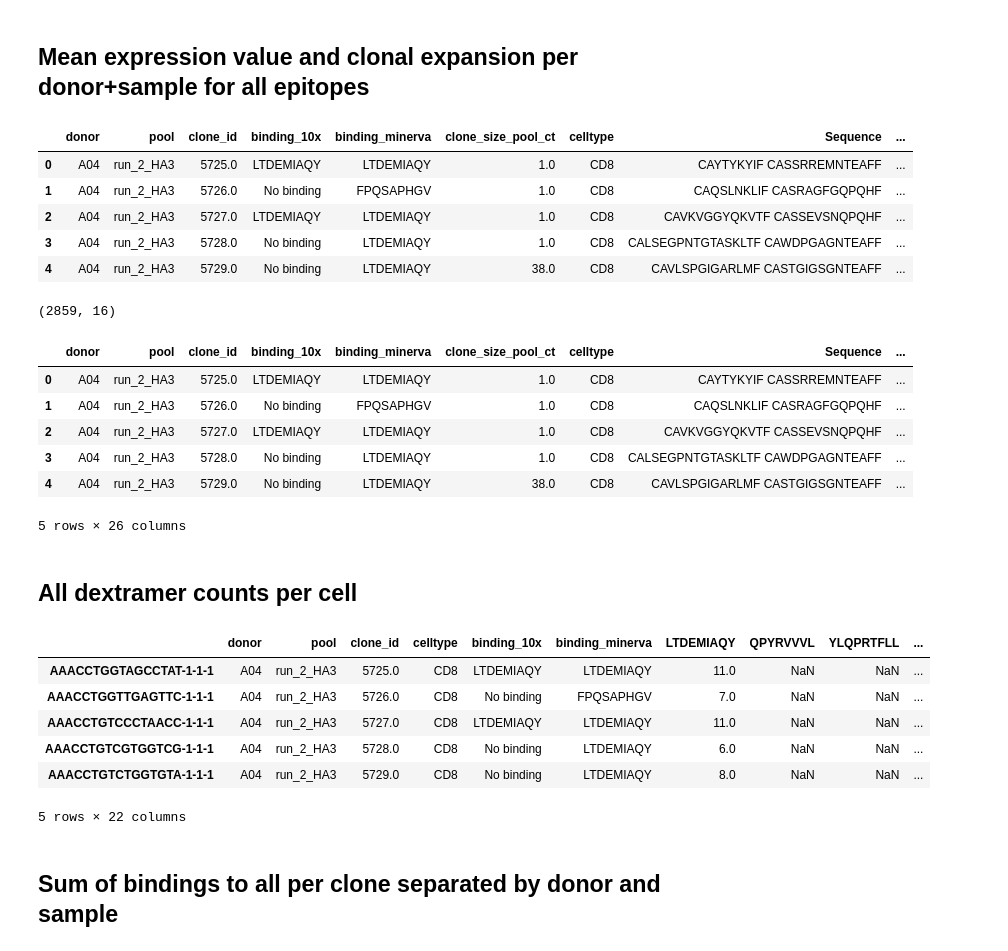
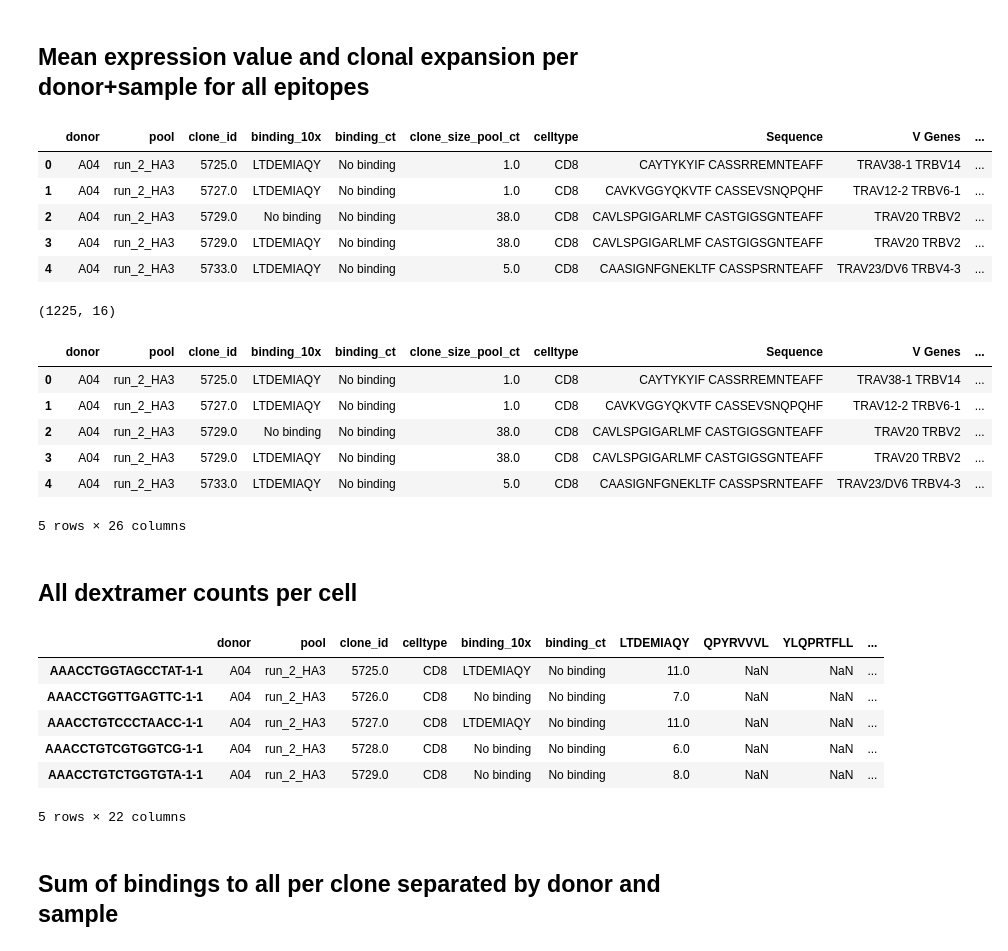
Before and after one commit to SchubertLab/CovidVac_HIM, a Jupyter notebook: analysis/mvp/04_mvp_tables.ipynb, the cells around one changed output. Saved outputs shown, nothing was run; the diff lists cells and outputs as text; code cells hidden in the pictures.

```diff
--- a/analysis/mvp/04_mvp_tables.ipynb
+++ b/analysis/mvp/04_mvp_tables.ipynb
@@ -20,10 +22,8 @@ path_data_cd4 = '../../data/mvp/02_mvp_annotated_cd4.h5ad'
 path_data_cd8 = '../../data/mvp/02_mvp_annotated_cd8.h5ad'
+# %%
+binding_mode = 'binding_ct'
 # %%
-adata_cd4 = sc.read(path_data_cd4)
-adata_cd8 = sc.read(path_data_cd8)
+adata = sc.read(path_data_cd8)
-# %%
-adata = adata_cd4.concatenate(adata_cd8)
-adata.uns = adata_cd4.uns
 # %%
 clonotype_sequence_dict = adata.obs[['clone_id', 'clonotype_sequence']].drop_duplicates()
 clonotype_sequence_dict = clonotype_sequence_dict[clonotype_sequence_dict['clone_id']!='nan']
@@ -42,28 +42,28 @@ j_genes_dict = j_genes_dict['j_genes'].to_dict()
 # %% [markdown]
 ## Mean expression value and clonal expansion per donor+sample for all epitopes
 # %%
-cts_all = adata[adata.obs['binding_minerva'].isin(adata.uns['epitopes'])
+cts_all = adata[adata.obs[binding_mode].isin(adata.uns['epitopes'])
                 | adata.obs['binding_10x'].isin(adata.uns['epitopes'])].obs['clone_id']
 
 df_all = adata[adata.obs['clone_id'].isin(cts_all)].obs
 df_all = df_all[~df_all['clone_id'].isna()]
 df_all_full = df_all
 
-content = ['donor', 'pool', 'clone_id', 'binding_10x', 'binding_minerva', 'clone_size_pool_ct', 'celltype'] #+ adata.uns['epitopes'].tolist()
+content = ['donor', 'pool', 'clone_id', 'binding_10x', binding_mode, 'clone_size_pool_ct', 'celltype'] #+ adata.uns['epitopes'].tolist()
 df_all = df_all[content].copy()
 df_all['Sequence'] = df_all['clone_id'].astype(str).map(clonotype_sequence_dict)
 df_all['V Genes'] = df_all['clone_id'].astype(str).map(v_genes_dict)
 df_all['J Genes'] = df_all['clone_id'].astype(str).map(j_genes_dict)
 df_all = df_all.sort_values(['donor', 'clone_id'])
 df_all = df_all.drop_duplicates().reset_index(drop=True)
 df_all.head(5)
 # %% [output]
-|  | donor | pool | clone_id | binding_10x | binding_minerva | clone_size_pool_ct | celltype | Sequence | ... |
-| 0 | A04 | run_2_HA3 | 5725.0 | LTDEMIAQY | LTDEMIAQY | 1.0 | CD8 | CAYTYKYIF CASSRREMNTEAFF | ... |
-| 1 | A04 | run_2_HA3 | 5726.0 | No binding | FPQSAPHGV | 1.0 | CD8 | CAQSLNKLIF CASRAGFGQPQHF | ... |
-| 2 | A04 | run_2_HA3 | 5727.0 | LTDEMIAQY | LTDEMIAQY | 1.0 | CD8 | CAVKVGGYQKVTF CASSEVSNQPQHF | ... |
-| 3 | A04 | run_2_HA3 | 5728.0 | No binding | LTDEMIAQY | 1.0 | CD8 | CALSEGPNTGTASKLTF CAWDPGAGNTEAFF | ... |
-| 4 | A04 | run_2_HA3 | 5729.0 | No binding | LTDEMIAQY | 38.0 | CD8 | CAVLSPGIGARLMF CASTGIGSGNTEAFF | ... |
+|  | donor | pool | clone_id | binding_10x | binding_ct | clone_size_pool_ct | celltype | Sequence | V Genes | ... |
+| 0 | A04 | run_2_HA3 | 5725.0 | LTDEMIAQY | No binding | 1.0 | CD8 | CAYTYKYIF CASSRREMNTEAFF | TRAV38-1 TRBV14 | ... |
+| 1 | A04 | run_2_HA3 | 5727.0 | LTDEMIAQY | No binding | 1.0 | CD8 | CAVKVGGYQKVTF CASSEVSNQPQHF | TRAV12-2 TRBV6-1 | ... |
+| 2 | A04 | run_2_HA3 | 5729.0 | No binding | No binding | 38.0 | CD8 | CAVLSPGIGARLMF CASTGIGSGNTEAFF | TRAV20 TRBV2 | ... |
+| 3 | A04 | run_2_HA3 | 5729.0 | LTDEMIAQY | No binding | 38.0 | CD8 | CAVLSPGIGARLMF CASTGIGSGNTEAFF | TRAV20 TRBV2 | ... |
+| 4 | A04 | run_2_HA3 | 5733.0 | LTDEMIAQY | No binding | 5.0 | CD8 | CAASIGNFGNEKLTF CASSPSRNTEAFF | TRAV23/DV6 TRBV4-3 | ... |
 # %%
 dextra_counts = []
 for donor, pool, clone_id, celltype in zip(df_all['donor'], df_all['pool'], df_all['clone_id'], df_all['celltype']):
@@ -76,34 +76,35 @@ for donor, pool, clone_id, celltype in zip(df_all['donor'], df_all['pool'], df_a
 dextra_counts = np.vstack(dextra_counts)
 dextra_counts.shape
 # %% [output]
-(2859, 16)
+(1225, 16)
 # %%
 df_all[adata.uns['epitopes']] = dextra_counts
-df_all.to_csv(f'{path_results}/counts_all_bindings.csv')
+df_all.to_csv(f'{path_results}/counts_all_bindings_{binding_mode}.csv')
 df_all.head(5)
 # %% [output]
-|  | donor | pool | clone_id | binding_10x | binding_minerva | clone_size_pool_ct | celltype | Sequence | ... |
-| 0 | A04 | run_2_HA3 | 5725.0 | LTDEMIAQY | LTDEMIAQY | 1.0 | CD8 | CAYTYKYIF CASSRREMNTEAFF | ... |
-| 1 | A04 | run_2_HA3 | 5726.0 | No binding | FPQSAPHGV | 1.0 | CD8 | CAQSLNKLIF CASRAGFGQPQHF | ... |
-| 2 | A04 | run_2_HA3 | 5727.0 | LTDEMIAQY | LTDEMIAQY | 1.0 | CD8 | CAVKVGGYQKVTF CASSEVSNQPQHF | ... |
-| 3 | A04 | run_2_HA3 | 5728.0 | No binding | LTDEMIAQY | 1.0 | CD8 | CALSEGPNTGTASKLTF CAWDPGAGNTEAFF | ... |
-| 4 | A04 | run_2_HA3 | 5729.0 | No binding | LTDEMIAQY | 38.0 | CD8 | CAVLSPGIGARLMF CASTGIGSGNTEAFF | ... |
+|  | donor | pool | clone_id | binding_10x | binding_ct | clone_size_pool_ct | celltype | Sequence | V Genes | ... |
+| 0 | A04 | run_2_HA3 | 5725.0 | LTDEMIAQY | No binding | 1.0 | CD8 | CAYTYKYIF CASSRREMNTEAFF | TRAV38-1 TRBV14 | ... |
+| 1 | A04 | run_2_HA3 | 5727.0 | LTDEMIAQY | No binding | 1.0 | CD8 | CAVKVGGYQKVTF CASSEVSNQPQHF | TRAV12-2 TRBV6-1 | ... |
+| 2 | A04 | run_2_HA3 | 5729.0 | No binding | No binding | 38.0 | CD8 | CAVLSPGIGARLMF CASTGIGSGNTEAFF | TRAV20 TRBV2 | ... |
+| 3 | A04 | run_2_HA3 | 5729.0 | LTDEMIAQY | No binding | 38.0 | CD8 | CAVLSPGIGARLMF CASTGIGSGNTEAFF | TRAV20 TRBV2 | ... |
+| 4 | A04 | run_2_HA3 | 5733.0 | LTDEMIAQY | No binding | 5.0 | CD8 | CAASIGNFGNEKLTF CASSPSRNTEAFF | TRAV23/DV6 TRBV4-3 | ... |
 5 rows × 26 columns
 # %% [markdown]
 ## All dextramer counts per cell
 # %%
-df_cell_table = adata.obs[['donor', 'pool', 'clone_id', 'celltype', 'binding_10x', 'binding_minerva',
+df_cell_table = adata.obs[['donor', 'pool', 'clone_id', 'celltype', 'binding_10x',
+                           binding_mode,
                          ] + adata.uns['epitopes'].tolist()]
 df_cell_table = df_cell_table.sort_values(['donor', 'pool', 'clone_id', 'celltype'])
-df_cell_table.to_csv(f'{path_results}/dextramer_counts_by_cell.csv')
+df_cell_table.to_csv(f'{path_results}/dextramer_counts_by_cell_{binding_mode}.csv')
 df_cell_table.head()
 # %% [output]
-|  | donor | pool | clone_id | celltype | binding_10x | binding_minerva | LTDEMIAQY | QPYRVVVL | YLQPRTFLL | ... |
-| AAACCTGGTAGCCTAT-1-1-1 | A04 | run_2_HA3 | 5725.0 | CD8 | LTDEMIAQY | LTDEMIAQY | 11.0 | NaN | NaN | ... |
-| AAACCTGGTTGAGTTC-1-1-1 | A04 | run_2_HA3 | 5726.0 | CD8 | No binding | FPQSAPHGV | 7.0 | NaN | NaN | ... |
-| AAACCTGTCCCTAACC-1-1-1 | A04 | run_2_HA3 | 5727.0 | CD8 | LTDEMIAQY | LTDEMIAQY | 11.0 | NaN | NaN | ... |
-| AAACCTGTCGTGGTCG-1-1-1 | A04 | run_2_HA3 | 5728.0 | CD8 | No binding | LTDEMIAQY | 6.0 | NaN | NaN | ... |
-| AAACCTGTCTGGTGTA-1-1-1 | A04 | run_2_HA3 | 5729.0 | CD8 | No binding | LTDEMIAQY | 8.0 | NaN | NaN | ... |
+|  | donor | pool | clone_id | celltype | binding_10x | binding_ct | LTDEMIAQY | QPYRVVVL | YLQPRTFLL | ... |
+| AAACCTGGTAGCCTAT-1-1 | A04 | run_2_HA3 | 5725.0 | CD8 | LTDEMIAQY | No binding | 11.0 | NaN | NaN | ... |
+| AAACCTGGTTGAGTTC-1-1 | A04 | run_2_HA3 | 5726.0 | CD8 | No binding | No binding | 7.0 | NaN | NaN | ... |
+| AAACCTGTCCCTAACC-1-1 | A04 | run_2_HA3 | 5727.0 | CD8 | LTDEMIAQY | No binding | 11.0 | NaN | NaN | ... |
+| AAACCTGTCGTGGTCG-1-1 | A04 | run_2_HA3 | 5728.0 | CD8 | No binding | No binding | 6.0 | NaN | NaN | ... |
+| AAACCTGTCTGGTGTA-1-1 | A04 | run_2_HA3 | 5729.0 | CD8 | No binding | No binding | 8.0 | NaN | NaN | ... |
 5 rows × 22 columns
 # %% [markdown]
 ## Sum of bindings to all per clone separated by donor and sample
```
Also changed, not shown: parts of 8 cells of this notebook, 4 other files.
